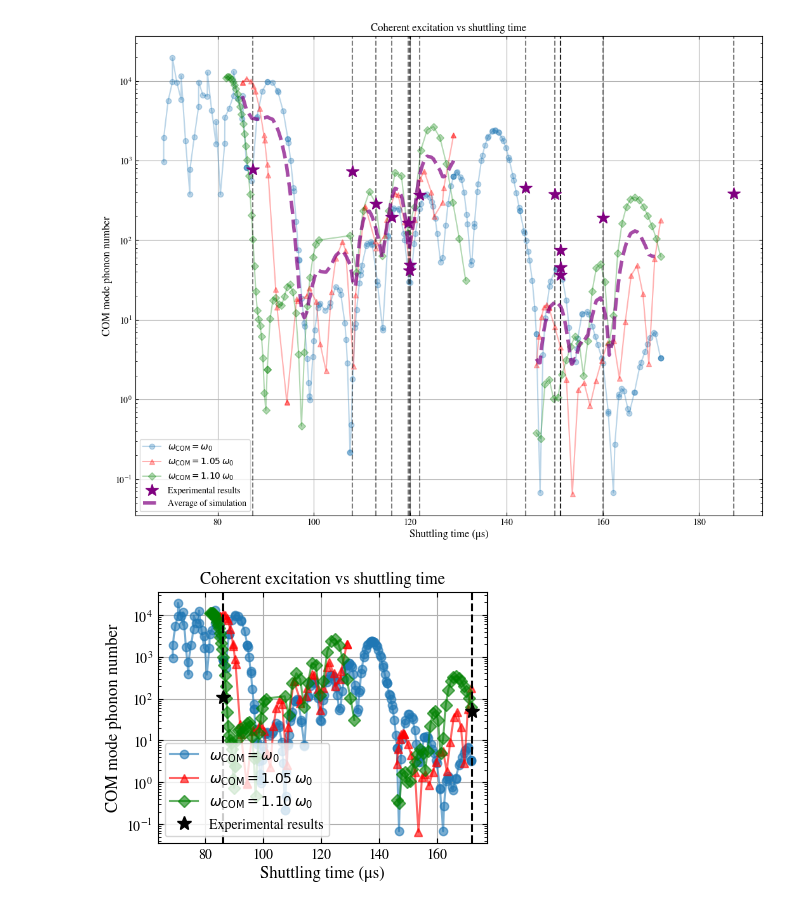
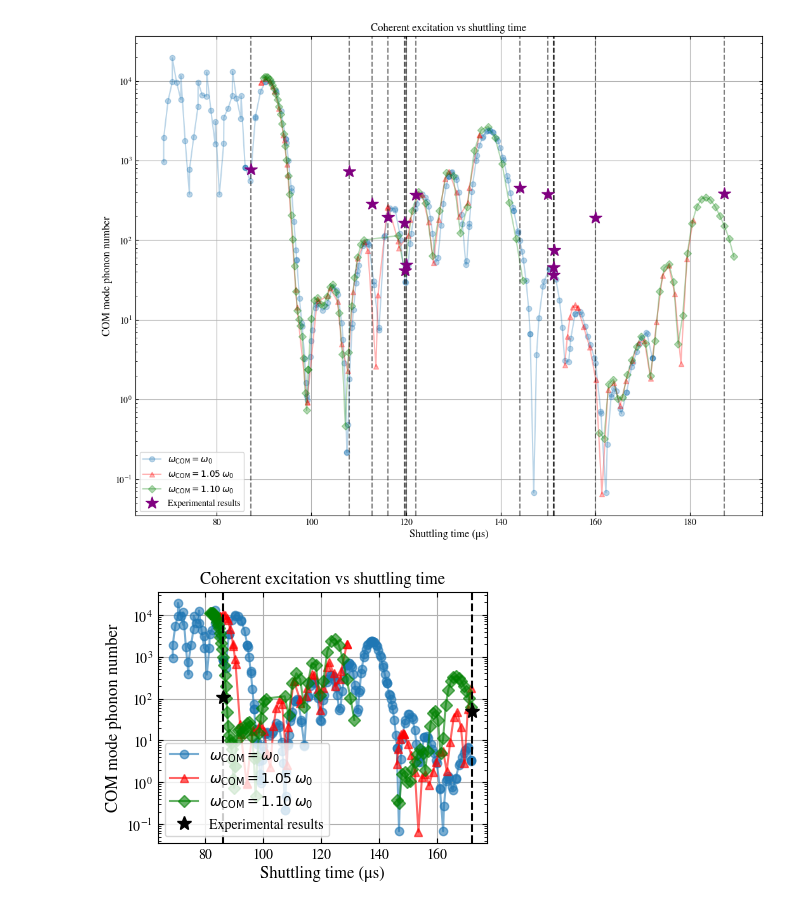
Before and after one commit to HaeffnerLab/Multiplexing, a Jupyter notebook: Ion Shuttling Simulation Time Scan 20250117.ipynb, the cells around one changed output. Cells and saved outputs as stored; diff of their text form; code cells hidden in the pictures.

Commit message:
update simulation data plot

```diff
--- a/Ion Shuttling Simulation Time Scan 20250117.ipynb
+++ b/Ion Shuttling Simulation Time Scan 20250117.ipynb
@@ -521,14 +521,14 @@ plt.plot(merged_shuttling_time, merged_phonon_number,
          alpha=0.3, label=r'$\omega_{\mathrm{COM}} = \omega_0$')
 
 # ω_COM = 1.05 ω_0
-plt.plot(t5a, p5a, marker='^', c='red',   alpha=0.3,
+plt.plot(t5a * 1.05, p5a, marker='^', c='red',   alpha=0.3,
          label=r'$\omega_{\mathrm{COM}} = 1.05\,\omega_0$')
-plt.plot(t5b, p5b, marker='^', c='red',   alpha=0.3)
+plt.plot(t5b * 1.05, p5b, marker='^', c='red',   alpha=0.3)
 
 # ω_COM = 1.10 ω_0
-plt.plot(t10a, p10a, marker='D', c='green', alpha=0.3,
+plt.plot(t10a * 1.10, p10a, marker='D', c='green', alpha=0.3,
          label=r'$\omega_{\mathrm{COM}} = 1.10\,\omega_0$')
-plt.plot(t10b, p10b, marker='D', c='green', alpha=0.3)
+plt.plot(t10b * 1.10, p10b, marker='D', c='green', alpha=0.3)
 
 # 实验点
 plt.plot(star_points['time'], star_points['heating'],
@@ -548,48 +548,48 @@ def average_curve(t1, p1, t2, p2, t3, p3, t_lo=None, t_hi=None):
         mask = (t2>=t_lo)&(t2<=t_hi)
         t2, p2 = t2[mask], p2[mask]
         mask = (t3>=t_lo)&(t3<=t_hi)
         t3, p3 = t3[mask], p3[mask]
 
     t_min, t_max = max(t1.min(), t2.min(), t3.min()), min(t1.max(), t2.max(), t3.max())
     common_time  = np.linspace(t_min, t_max, 1000)
     interp = lambda t,p: np.interp(common_time, t, p)
     p_avg  = (interp(t1,p1) + interp(t2,p2) + interp(t3,p3)) / 3
     p_std  = np.std([interp(t1,p1), interp(t2,p2), interp(t3,p3)], axis=0)
     return common_time, p_avg, p_std
 
-# 130–230 μs（缩放后区间同样乘 factor）
-t_avg1, p_avg1, p_std1 = average_curve(
-    merged_shuttling_time, merged_phonon_number,
-    t5a, p5a, t10a, p10a
-)
-plt.plot(t_avg1, p_avg1, '--', lw=4, color='purple', alpha=0.7,
-         label='Average of simulation')
+# # 130–230 μs（缩放后区间同样乘 factor）
+# t_avg1, p_avg1, p_std1 = average_curve(
+#     merged_shuttling_time, merged_phonon_number,
+#     t5a, p5a, t10a, p10a
+# )
+# plt.plot(t_avg1, p_avg1, '--', lw=4, color='purple', alpha=0.7,
+#          label='Average of simulation')
 
-# 230–270 μs
-t_avg2, p_avg2, p_std2 = average_curve(
-    merged_shuttling_time, merged_phonon_number,
-    t5b, p5b, t10b, p10b,
-    t_lo=230*scale_factor, t_hi=270*scale_factor
-)
-plt.plot(t_avg2, p_avg2, '--', lw=4, color='purple', alpha=0.7)
+# # 230–270 μs
+# t_avg2, p_avg2, p_std2 = average_curve(
+#     merged_shuttling_time, merged_phonon_number,
+#     t5b, p5b, t10b, p10b,
+#     t_lo=230*scale_factor, t_hi=270*scale_factor
+# )
+# plt.plot(t_avg2, p_avg2, '--', lw=4, color='purple', alpha=0.7)
 
 # ------------ 7.  格式化输出 ------------
 plt.xlabel('Shuttling time (μs)', fontsize=12)
 plt.ylabel('COM mode phonon number', fontsize=12)
 plt.title('Coherent excitation vs shuttling time', fontsize=12)
 plt.yscale('log')
 plt.grid(True)
 plt.xticks(fontsize=10)
 plt.yticks(fontsize=10)
 plt.legend()
 
 # 保存图像
 out_dir = Path('./outputs'); out_dir.mkdir(exist_ok=True)
 pdf_filename = out_dir / 'Phonon_number_vs_shuttling_time.pdf'
 plt.savefig(pdf_filename, format='pdf', bbox_inches='tight')
 plt.show()
 # %% [output]
-[figure, old version]
+[figure, new version]
 # %%
 import numpy as np
 import matplotlib.pyplot as plt
```
Also changed, not shown: 2 other files.
